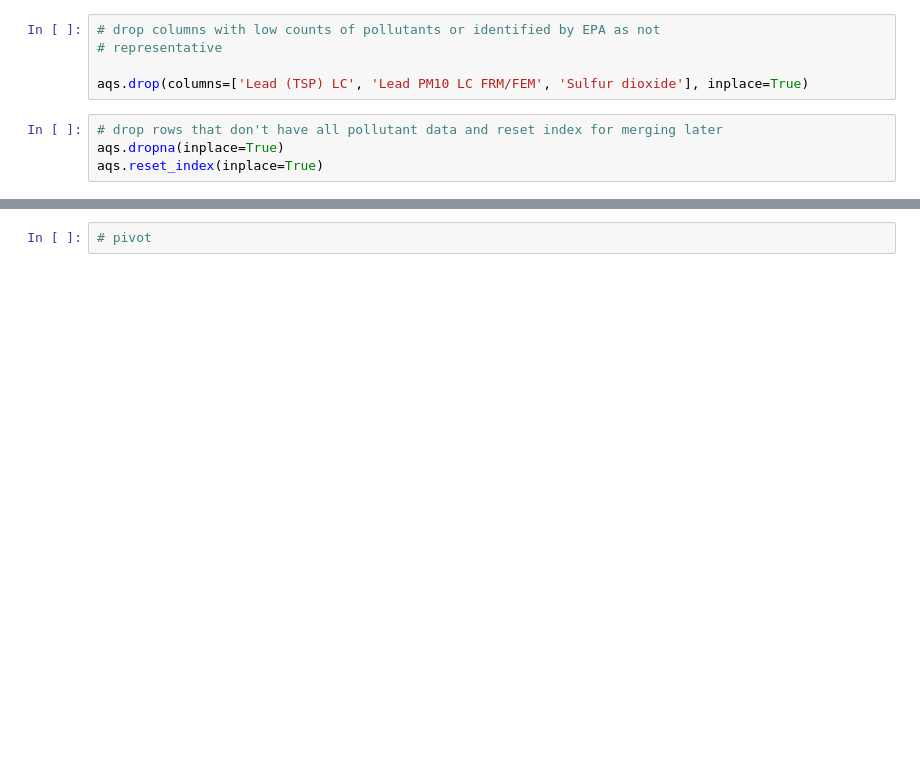
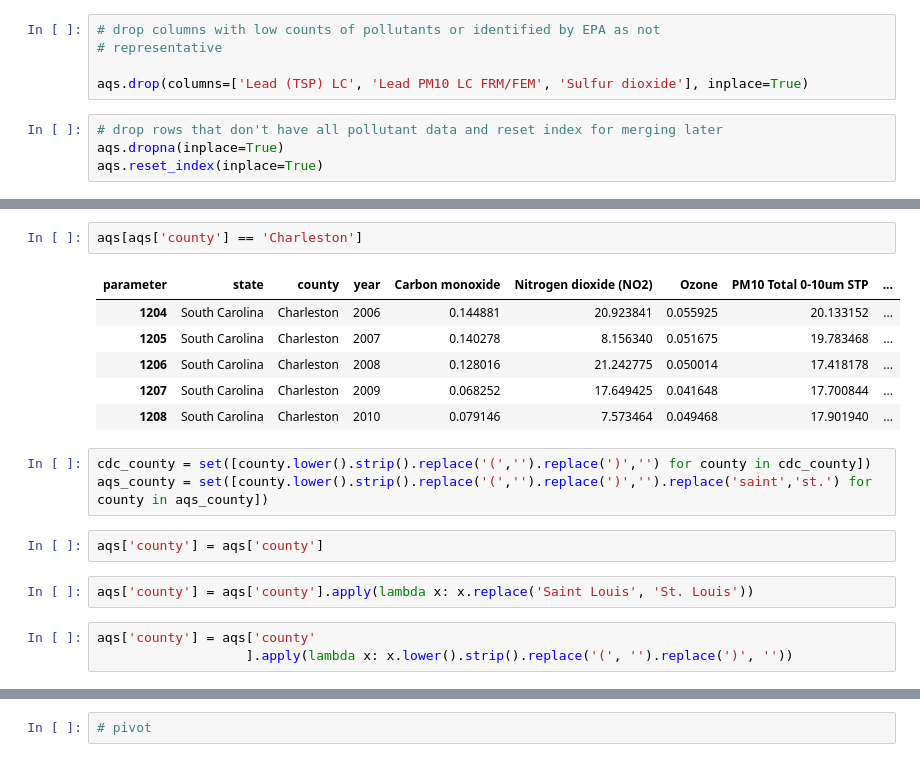
Before and after one commit to wdegraw93/low_birth_weight_vs_aqi_study, a Jupyter notebook: matt.ipynb, the cells around one changed output, grey strips where cells are left out. Cells and saved outputs as stored; diff of their text form; blank space fills up the shorter version.

```diff
--- a/matt.ipynb
+++ b/matt.ipynb
@@ -191,0 +215,19 @@ aqs
+# %%
+aqs[aqs['county'] == 'Charleston']
+# %% [output]
+| parameter | state | county | year | Carbon monoxide | Nitrogen dioxide (NO2) | Ozone | PM10 Total 0-10um STP | ... |
+| 1204 | South Carolina | Charleston | 2006 | 0.144881 | 20.923841 | 0.055925 | 20.133152 | ... |
+| 1205 | South Carolina | Charleston | 2007 | 0.140278 | 8.156340 | 0.051675 | 19.783468 | ... |
+| 1206 | South Carolina | Charleston | 2008 | 0.128016 | 21.242775 | 0.050014 | 17.418178 | ... |
+| 1207 | South Carolina | Charleston | 2009 | 0.068252 | 17.649425 | 0.041648 | 17.700844 | ... |
+| 1208 | South Carolina | Charleston | 2010 | 0.079146 | 7.573464 | 0.049468 | 17.901940 | ... |
+# %%
+cdc_county = set([county.lower().strip().replace('(','').replace(')','') for county in cdc_county])
+aqs_county = set([county.lower().strip().replace('(','').replace(')','').replace('saint','st.') for county in aqs_county])
+# %%
+aqs['county'] = aqs['county']
+# %%
+aqs['county'] = aqs['county'].apply(lambda x: x.replace('Saint Louis', 'St. Louis'))
+# %%
+aqs['county'] = aqs['county'
+                   ].apply(lambda x: x.lower().strip().replace('(', '').replace(')', ''))
```
Also changed, not shown: parts of 15 cells of this notebook.
